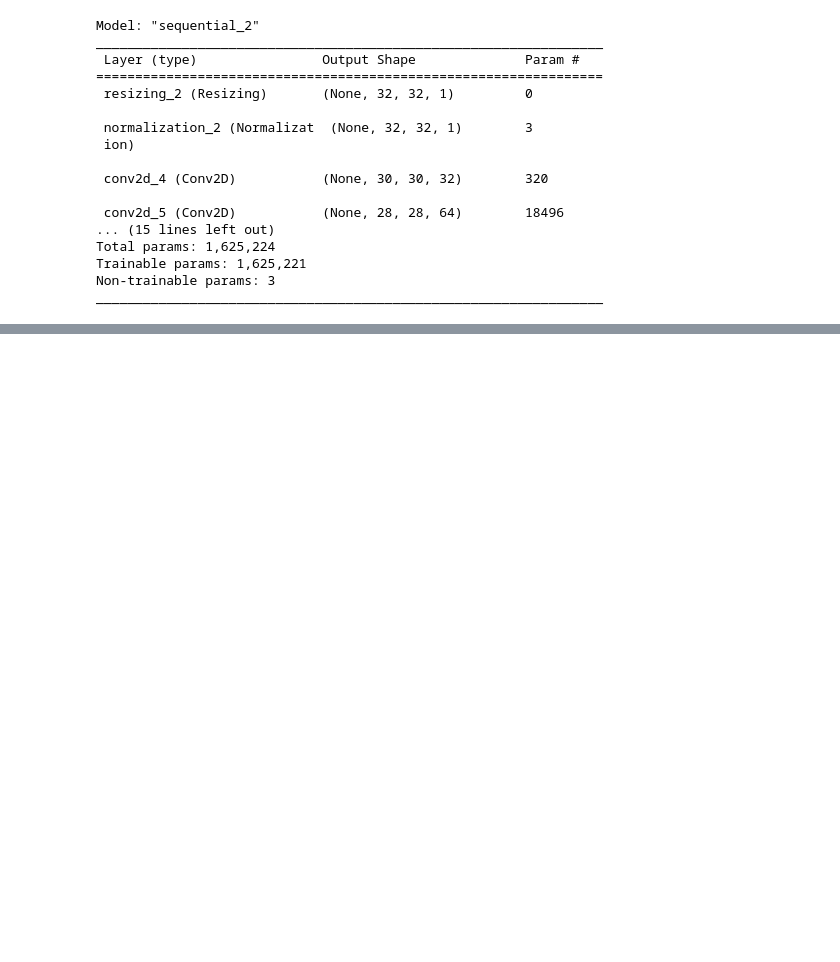
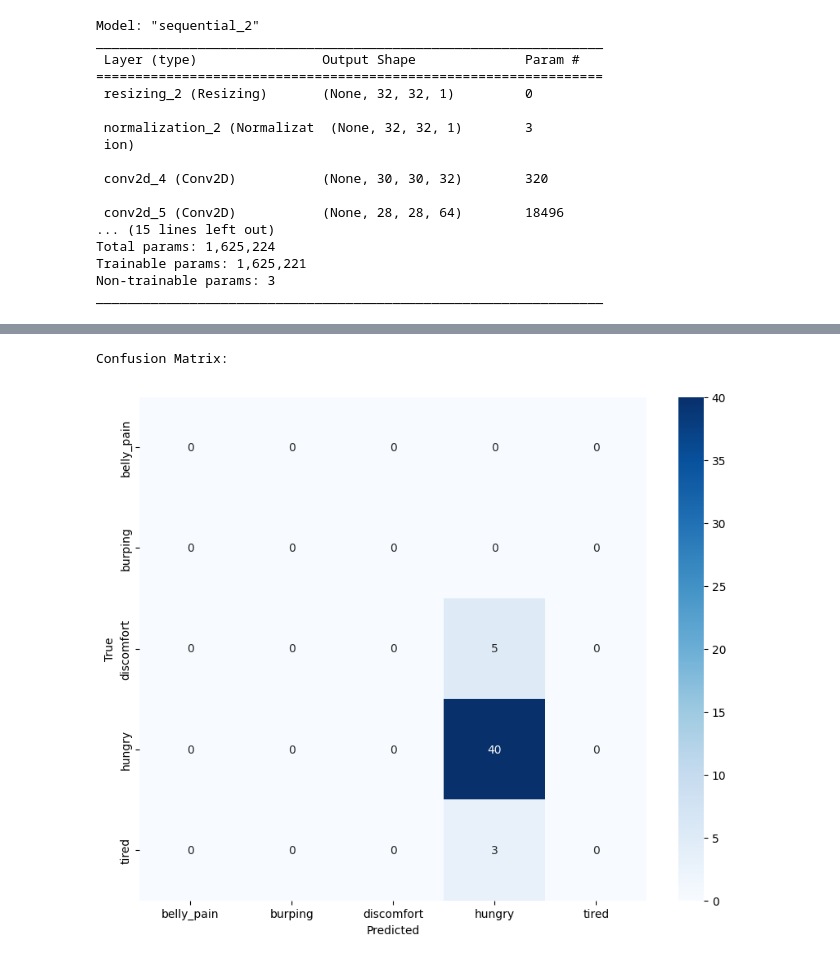
Before and after one commit to sanathaDhipa/speech-infant-classification, a Jupyter notebook: infantClassification.ipynb, the cells around one changed output, grey strips where cells are left out. Saved outputs shown, nothing was run; the diff lists cells and outputs as text; code cells hidden in the pictures; blank space fills up the shorter version.

```diff
--- a/infantClassification.ipynb
+++ b/infantClassification.ipynb
@@ -176,0 +258,20 @@ Text(0, 0.5, 'Accuracy [%]')
+# %%
+y_true = []
+y_pred = []
+
+for spectogram, label in test_set_spec:
+    pred = model.predict(spectogram)
+    pred_label_idx = tf.argmax(pred, axis=1).numpy()
+    y_true.extend(label.numpy())
+    y_pred.extend(pred_label_idx)
+
+y_true_names = [label_names[idx] for idx in y_true]
+y_pred_names = [label_names[idx] for idx in y_pred]
+
+precision = precision_score(y_true_names, y_pred_names, average='weighted')
+recall = recall_score(y_true_names, y_pred_names, average='weighted')
+
+print(f"Precision = {round(precision * 100, 2)}%")
+print(f"Recall = {round(recall * 100, 2)}%")
+print("Classification Report:")
+print(classification_report(y_true_names, y_pred_names, labels=label_names))
@@ -176,0 +296,12 @@ Text(0, 0.5, 'Accuracy [%]')
+# %%
+print("Confusion Matrix:")
+cm = confusion_matrix(y_true_names, y_pred_names, labels=label_names)
+
+plt.figure(figsize=(10, 8))
+sns.heatmap(cm, annot=True, fmt='d', cmap='Blues', xticklabels=label_names, yticklabels=label_names)
+plt.xlabel('Predicted')
+plt.ylabel('True')
+plt.show()
+# %% [output]
+Confusion Matrix:
+[figure, added]
```
Also changed, not shown: parts of 10 cells of this notebook.
